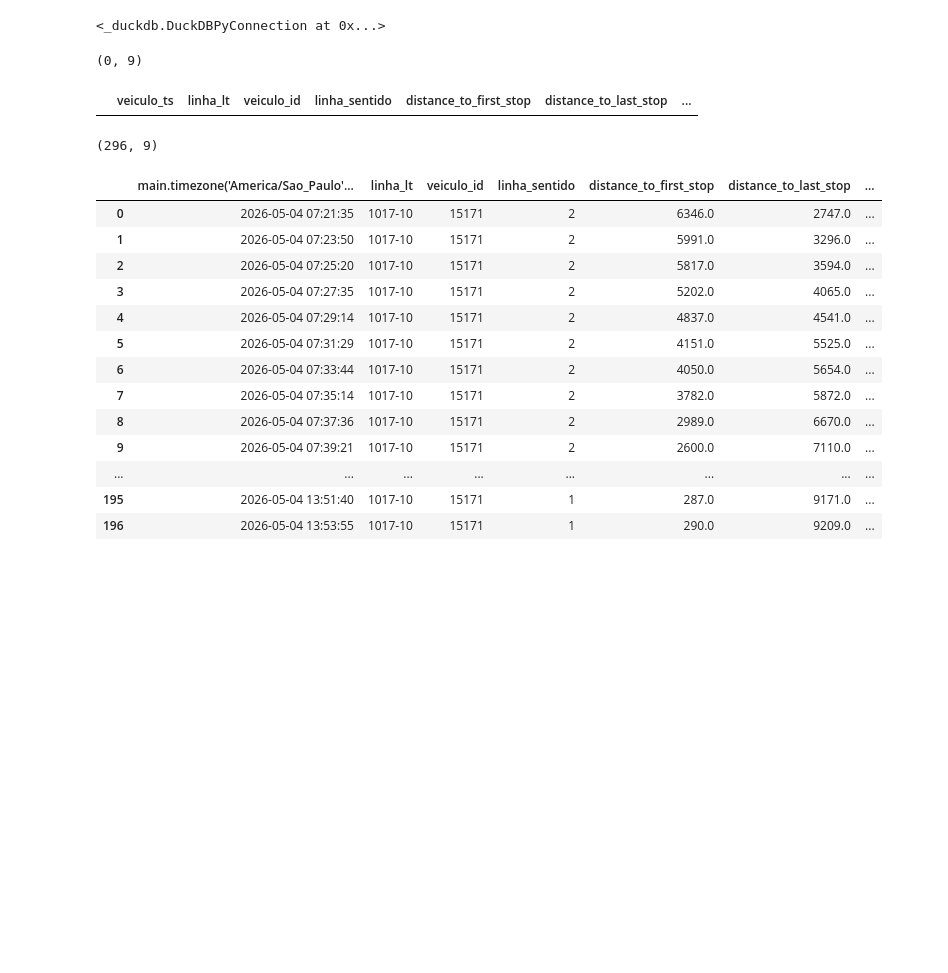
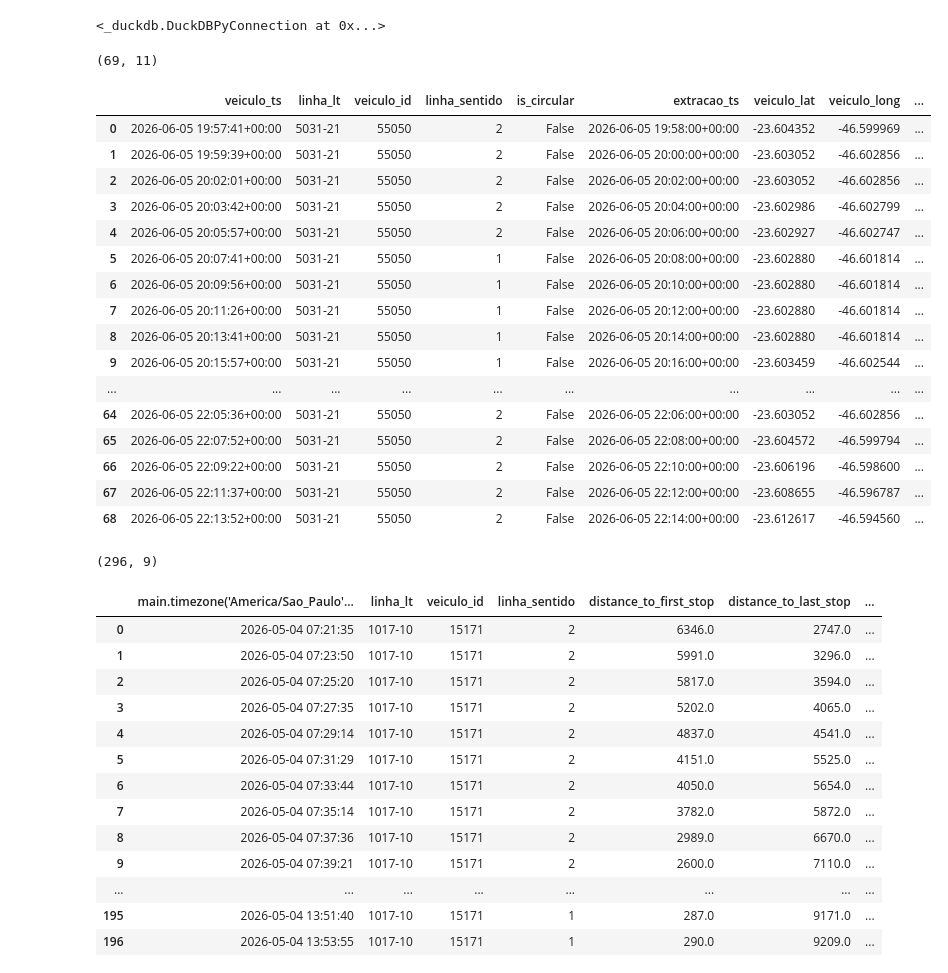
Before and after one commit to andremoreirafocus/sptransinsightspro, a Jupyter notebook: jupyter/notebooks/positions_for_line_and_vehicle_and_day.ipynb, the cells around one changed output. Saved outputs shown, nothing was run; the diff lists cells and outputs as text; code cells hidden in the pictures; blank space fills up the shorter version.

```diff
--- a/jupyter/notebooks/positions_for_line_and_vehicle_and_day.ipynb
+++ b/jupyter/notebooks/positions_for_line_and_vehicle_and_day.ipynb
@@ -90,19 +91,41 @@ def query_positions_for_line_vehicle_day(linha_lt, veiculo_id, day):
     with pd.option_context('display.max_rows', 200, 'display.max_columns', None):
         display(df.head(200))
 # %%
-def query_positions_for_line_vehicle_day_tz_aware(linha_lt, veiculo_id, day):
+def query_positions_for_line_vehicle_day_tz_aware(linha_lt, veiculo_id):
+    hours_interval = 12
     bucket_name = "trusted"
     app_folder = "sptrans"
     positions_table_name = "positions"
-    s3_path = f"s3://{bucket_name}/{app_folder}/{positions_table_name}/**"
+    now = datetime.now(timezone.utc).astimezone(ZoneInfo("America/Sao_Paulo"))
+    year = now.strftime("%Y")
+    month = now.strftime("%m")
+    day = now.strftime("%d")
+    current_hour = int(now.strftime("%H"))
+    min_hour = current_hour - hours_interval
+    if min_hour < 0:
+        min_hour = 0
+    s3_path = f"s3://{bucket_name}/{app_folder}/{positions_table_name}/year={year}/month={month}/day={day}/**"
+    # s3_path = f"s3://{bucket_name}/{app_folder}/{positions_table_name}/**"
+    # sql = f"""
+    #     SELECT
+    #         (veiculo_ts at time zone 'America/Sao_Paulo'), linha_lt, veiculo_id, linha_sentido,
+    #         distance_to_first_stop, distance_to_last_stop,
+    #         is_circular, lt_origem, lt_destino
+    #     FROM read_parquet('{s3_path}', hive_partitioning = true)
+    #     WHERE linha_lt = '{linha_lt}' and veiculo_id = '{veiculo_id}' and day = '{day}'
+    #     ORDER BY veiculo_ts ASC;
+    # """
     sql = f"""
-        SELECT
-            (veiculo_ts at time zone 'America/Sao_Paulo'), linha_lt, veiculo_id, linha_sentido,
-            distance_to_first_stop, distance_to_last_stop,
-            is_circular, lt_origem, lt_destino
-        FROM read_parquet('{s3_path}', hive_partitioning = true)
-        WHERE linha_lt = '{linha_lt}' and veiculo_id = '{veiculo_id}' and day = '{day}'
-        ORDER BY veiculo_ts ASC;
+    SELECT
+        veiculo_ts, linha_lt, veiculo_id, linha_sentido, is_circular, extracao_ts,
+        veiculo_lat, veiculo_long,
+        distance_to_first_stop, distance_to_last_stop,
+        trip_linear_distance
+    FROM read_parquet('{s3_path}', hive_partitioning = true)
+    WHERE hour::INTEGER >= {min_hour} AND hour::INTEGER <= {current_hour}
+    AND linha_lt = '{linha_lt}'
+    AND veiculo_id = {veiculo_id}
+    ORDER BY linha_lt, veiculo_id, veiculo_ts ASC;
     """
     df = con.execute(sql).df()
 
@@ -112,16 +135,30 @@ def query_positions_for_line_vehicle_day_tz_aware(linha_lt, veiculo_id, day):
     # This forces the display of all 100 rows and all columns
     with pd.option_context('display.max_rows', 200, 'display.max_columns', None):
         display(df.head(200))
-# %%
-linha_lt = '101-10'
-veiculo_id = 16018
-linha_sentido = '1'
-day = '04'
-
-query_positions_for_line_vehicle__sentido_day(linha_lt, veiculo_id, linha_sentido, day)
-# %% [output]
-(0, 9)
-|  | veiculo_ts | linha_lt | veiculo_id | linha_sentido | distance_to_first_stop | distance_to_last_stop | ... |
+# %%
+linha_lt = '5031-21'
+veiculo_id = 55050
+
+query_positions_for_line_vehicle_day_tz_aware(linha_lt, veiculo_id)
+# %% [output]
+(69, 11)
+|  | veiculo_ts | linha_lt | veiculo_id | linha_sentido | is_circular | extracao_ts | veiculo_lat | veiculo_long | ... |
+| 0 | 2026-06-05 19:57:41+00:00 | 5031-21 | 55050 | 2 | False | 2026-06-05 19:58:00+00:00 | -23.604352 | -46.599969 | ... |
+| 1 | 2026-06-05 19:59:39+00:00 | 5031-21 | 55050 | 2 | False | 2026-06-05 20:00:00+00:00 | -23.603052 | -46.602856 | ... |
+| 2 | 2026-06-05 20:02:01+00:00 | 5031-21 | 55050 | 2 | False | 2026-06-05 20:02:00+00:00 | -23.603052 | -46.602856 | ... |
+| 3 | 2026-06-05 20:03:42+00:00 | 5031-21 | 55050 | 2 | False | 2026-06-05 20:04:00+00:00 | -23.602986 | -46.602799 | ... |
+| 4 | 2026-06-05 20:05:57+00:00 | 5031-21 | 55050 | 2 | False | 2026-06-05 20:06:00+00:00 | -23.602927 | -46.602747 | ... |
+| 5 | 2026-06-05 20:07:41+00:00 | 5031-21 | 55050 | 1 | False | 2026-06-05 20:08:00+00:00 | -23.602880 | -46.601814 | ... |
+| 6 | 2026-06-05 20:09:56+00:00 | 5031-21 | 55050 | 1 | False | 2026-06-05 20:10:00+00:00 | -23.602880 | -46.601814 | ... |
+| 7 | 2026-06-05 20:11:26+00:00 | 5031-21 | 55050 | 1 | False | 2026-06-05 20:12:00+00:00 | -23.602880 | -46.601814 | ... |
+| 8 | 2026-06-05 20:13:41+00:00 | 5031-21 | 55050 | 1 | False | 2026-06-05 20:14:00+00:00 | -23.602880 | -46.601814 | ... |
+| 9 | 2026-06-05 20:15:57+00:00 | 5031-21 | 55050 | 1 | False | 2026-06-05 20:16:00+00:00 | -23.603459 | -46.602544 | ... |
+| ... | ... | ... | ... | ... | ... | ... | ... | ... | ... |
+| 64 | 2026-06-05 22:05:36+00:00 | 5031-21 | 55050 | 2 | False | 2026-06-05 22:06:00+00:00 | -23.603052 | -46.602856 | ... |
+| 65 | 2026-06-05 22:07:52+00:00 | 5031-21 | 55050 | 2 | False | 2026-06-05 22:08:00+00:00 | -23.604572 | -46.599794 | ... |
+| 66 | 2026-06-05 22:09:22+00:00 | 5031-21 | 55050 | 2 | False | 2026-06-05 22:10:00+00:00 | -23.606196 | -46.598600 | ... |
+| 67 | 2026-06-05 22:11:37+00:00 | 5031-21 | 55050 | 2 | False | 2026-06-05 22:12:00+00:00 | -23.608655 | -46.596787 | ... |
+| 68 | 2026-06-05 22:13:52+00:00 | 5031-21 | 55050 | 2 | False | 2026-06-05 22:14:00+00:00 | -23.612617 | -46.594560 | ... |
 # %%
 linha_lt = '1017-10'
 veiculo_id = 15171
```
Also changed, not shown: parts of 1 cell of this notebook, 8 other files.
